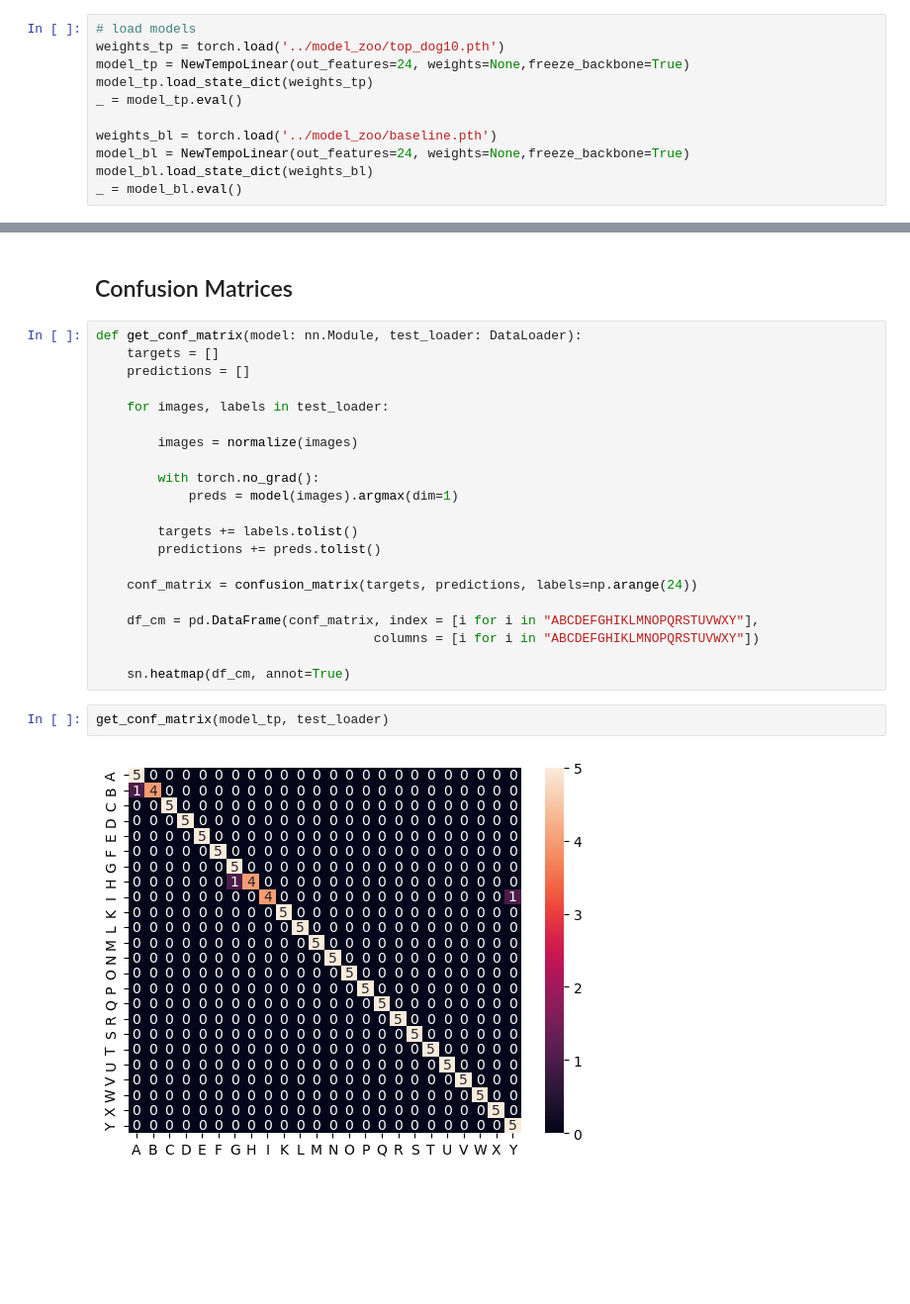
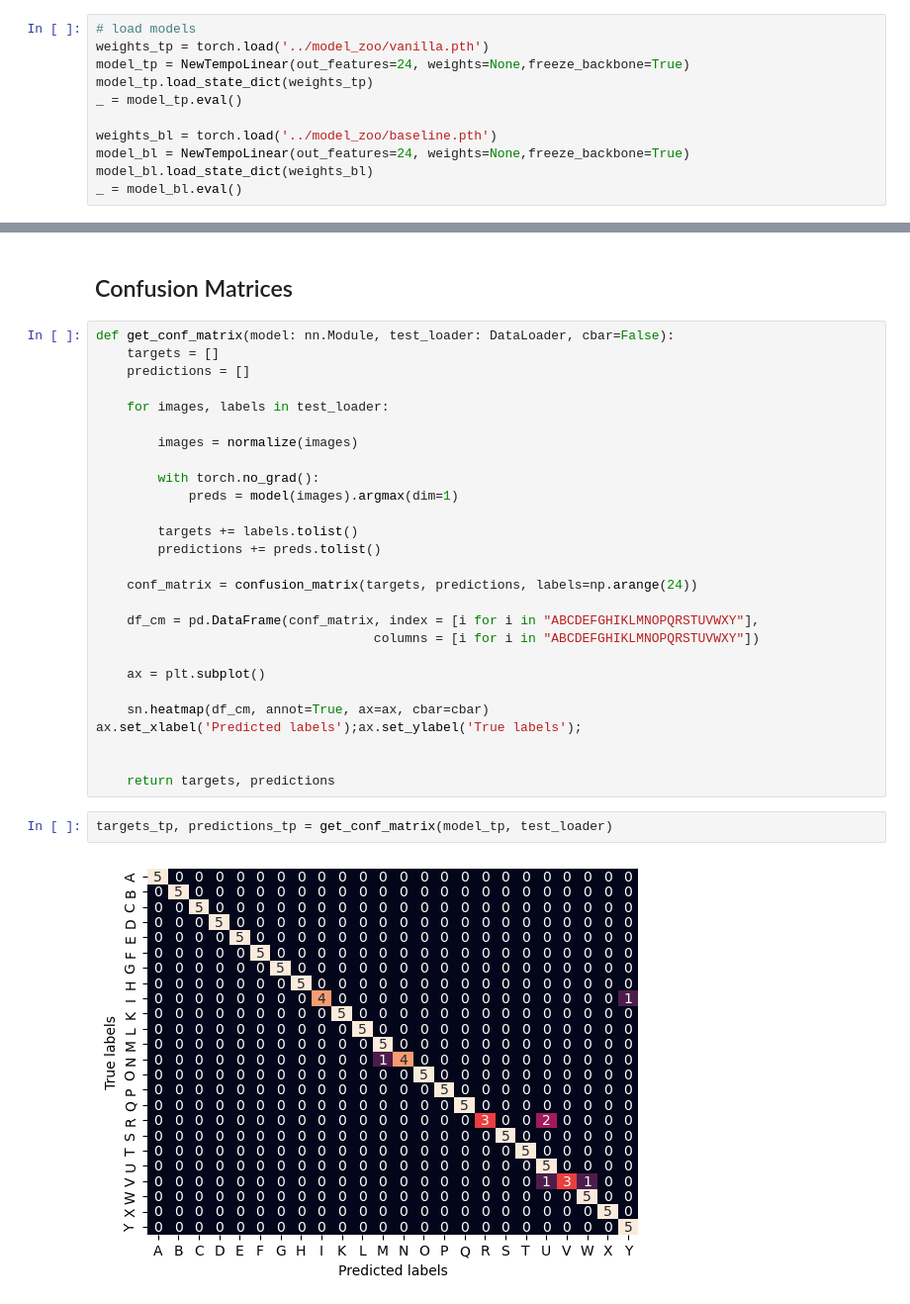
Before and after one commit to myasincifci/tempo, a Jupyter notebook: xai/confusion_matrix.ipynb, the cells around one changed output, grey strips where cells are left out. Shown at 99% size. Cells and saved outputs as stored; diff of their text form; blank space fills up the shorter version.

```diff
--- a/xai/confusion_matrix.ipynb
+++ b/xai/confusion_matrix.ipynb
@@ -18,7 +18,7 @@ import pandas as pd
 normalize = Normalize((0.485, 0.456, 0.406), (0.229, 0.224, 0.225))
 # %%
 # load models
-weights_tp = torch.load('../model_zoo/top_dog10.pth')
+weights_tp = torch.load('../model_zoo/vanilla.pth')
 model_tp = NewTempoLinear(out_features=24, weights=None,freeze_backbone=True)
 model_tp.load_state_dict(weights_tp)
 _ = model_tp.eval()
@@ -57,7 +57,7 @@ test_model(model_bl, test_loader, 'cpu')
 # %% [markdown]
 ## Confusion Matrices
 # %%
-def get_conf_matrix(model: nn.Module, test_loader: DataLoader):
+def get_conf_matrix(model: nn.Module, test_loader: DataLoader, cbar=False):
     targets = []
     predictions = []
 
@@ -76,8 +76,14 @@ def get_conf_matrix(model: nn.Module, test_loader: DataLoader):
     df_cm = pd.DataFrame(conf_matrix, index = [i for i in "ABCDEFGHIKLMNOPQRSTUVWXY"],
                                     columns = [i for i in "ABCDEFGHIKLMNOPQRSTUVWXY"])
 
-    sn.heatmap(df_cm, annot=True)
+    ax = plt.subplot()
+
+    sn.heatmap(df_cm, annot=True, ax=ax, cbar=cbar)
+ax.set_xlabel('Predicted labels');ax.set_ylabel('True labels');
+
+
+    return targets, predictions
 # %%
-get_conf_matrix(model_tp, test_loader)
+targets_tp, predictions_tp = get_conf_matrix(model_tp, test_loader)
 # %% [output]
-[figure, old version]
+[figure, new version]
```
Also changed, not shown: parts of 4 cells of this notebook, 1 other file.
